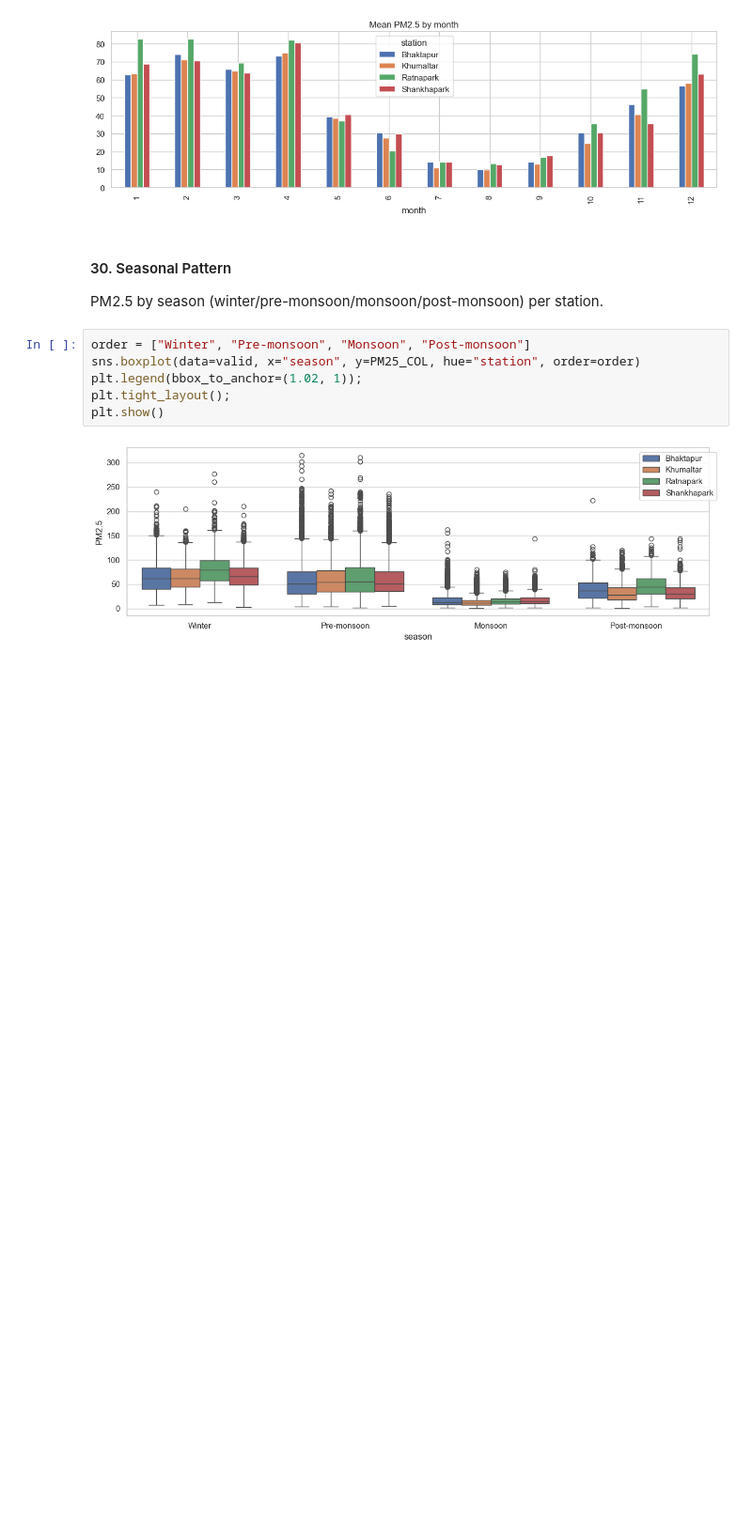
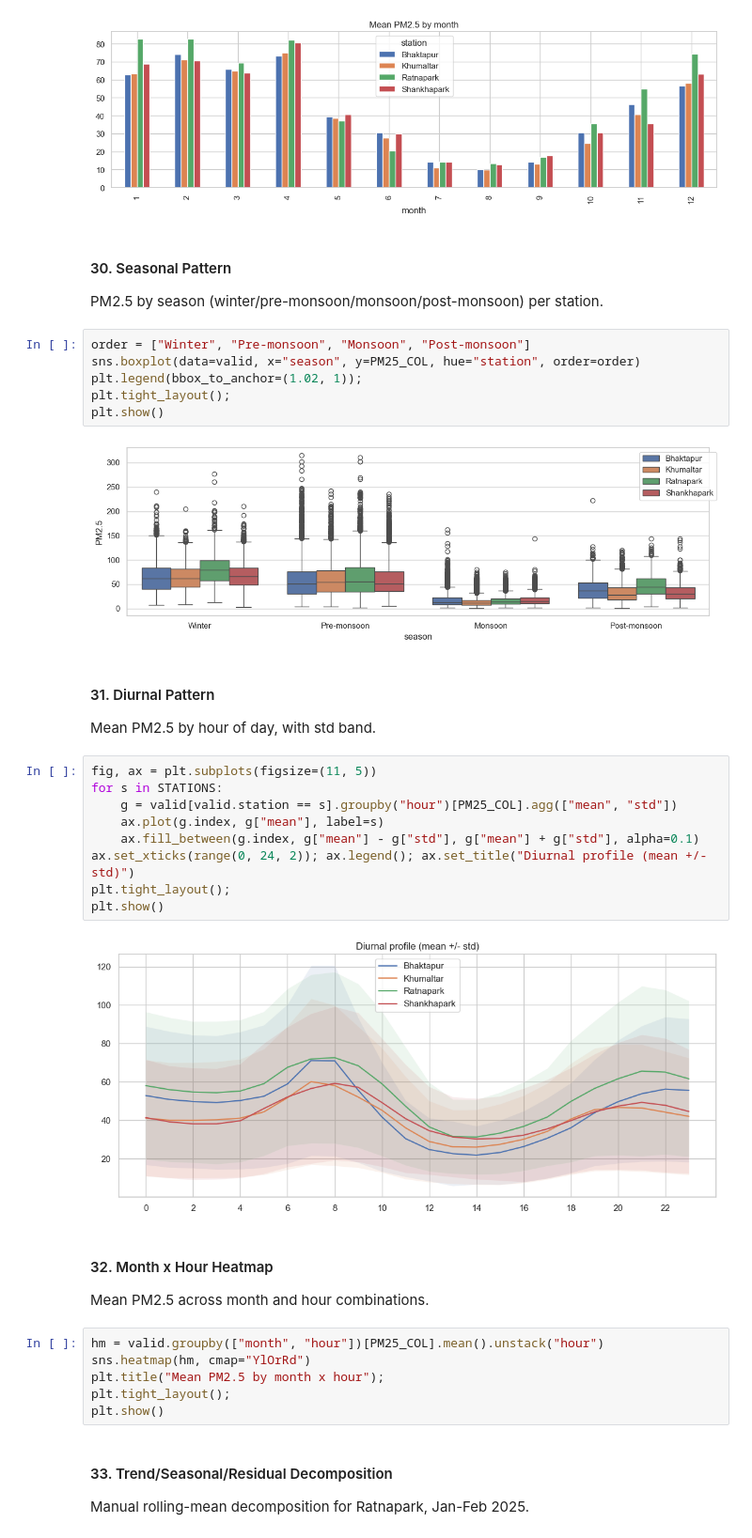
Before and after one commit to susmitahkhanal/kathmandu_pm25_forecasting, a Jupyter notebook: index.ipynb, the cells around one changed output. Shown at 94% size. Saved outputs shown, nothing was run; the diff lists cells and outputs as text; blank space fills up the shorter version.

Commit message:
feat: add diurnal, decomposition, rolling average, and station correlation analysis to EDA

```diff
--- a/index.ipynb
+++ b/index.ipynb
@@ -527,3 +527,32 @@ plt.tight_layout();
 plt.show()
 # %% [output]
 [figure]
+# %% [markdown]
+#### 31. Diurnal Pattern
+
+Mean PM2.5 by hour of day, with std band.
+# %%
+fig, ax = plt.subplots(figsize=(11, 5))
+for s in STATIONS:
+    g = valid[valid.station == s].groupby("hour")[PM25_COL].agg(["mean", "std"])
+    ax.plot(g.index, g["mean"], label=s)
+    ax.fill_between(g.index, g["mean"] - g["std"], g["mean"] + g["std"], alpha=0.1)
+ax.set_xticks(range(0, 24, 2)); ax.legend(); ax.set_title("Diurnal profile (mean +/- std)")
+plt.tight_layout();
+plt.show()
+# %% [output]
+[figure, added]
+# %% [markdown]
+#### 32. Month x Hour Heatmap
+
+Mean PM2.5 across month and hour combinations.
+# %%
+hm = valid.groupby(["month", "hour"])[PM25_COL].mean().unstack("hour")
+sns.heatmap(hm, cmap="YlOrRd")
+plt.title("Mean PM2.5 by month x hour");
+plt.tight_layout();
+plt.show()
+# %% [markdown]
+#### 33. Trend/Seasonal/Residual Decomposition
+
+Manual rolling-mean decomposition for Ratnapark, Jan-Feb 2025.
```
Also changed, not shown: parts of 5 cells of this notebook.
